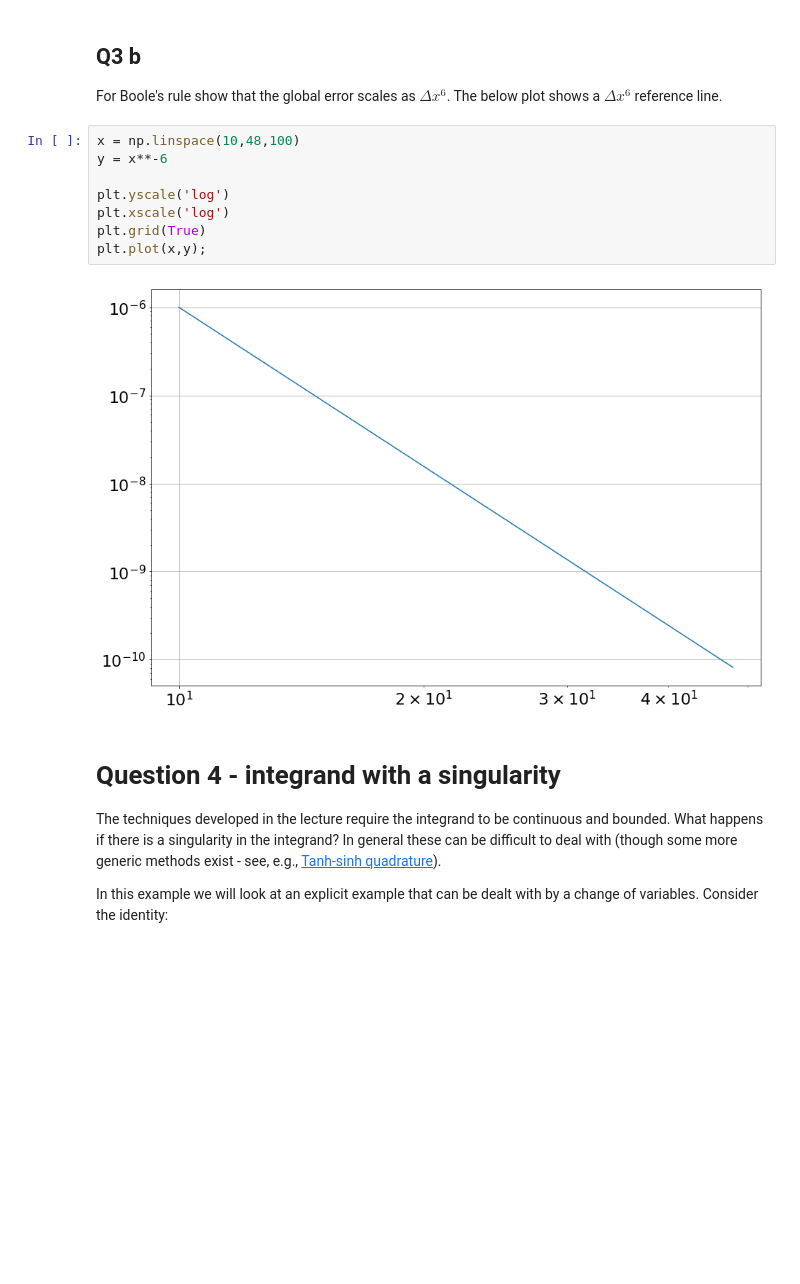
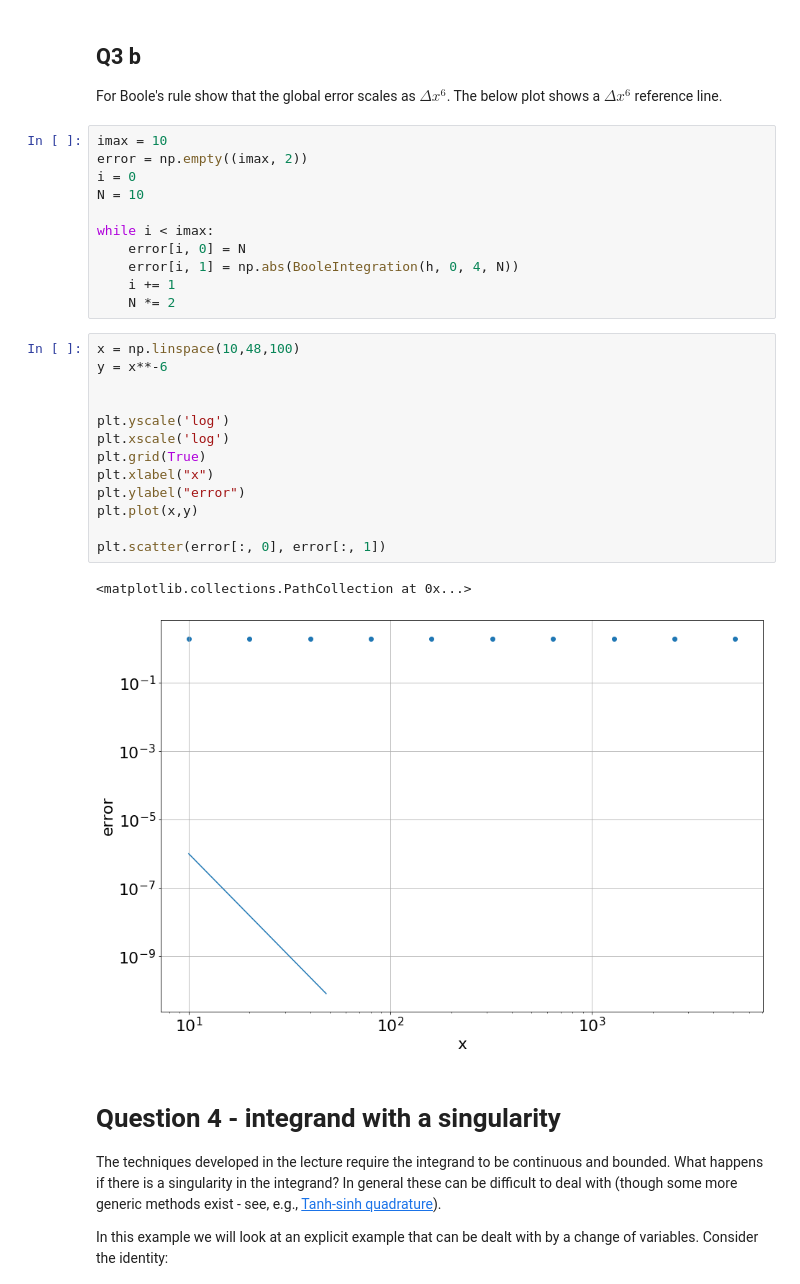
Before and after one commit to ConnorMcGoldrick/ACM20030-Assignments, a Jupyter notebook: Assignment-4.ipynb, the cells around one changed output. Drawn from its saved outputs; the diff is of its cells as text; blank space fills up the shorter version.

```diff
--- a/Assignment-4.ipynb
+++ b/Assignment-4.ipynb
@@ -235,16 +235,33 @@ BooleIntegration(h, 0, np.pi, 100)
 ## Q3 b
 
 For Boole's rule show that the global error scales as $\Delta x^6$. The below plot shows a $\Delta x^6$ reference line.
+# %%
+imax = 10
+error = np.empty((imax, 2))
+i = 0
+N = 10
+
+while i < imax:
+    error[i, 0] = N
+    error[i, 1] = np.abs(BooleIntegration(h, 0, 4, N))
+    i += 1
+    N *= 2
 # %%
 x = np.linspace(10,48,100)
 y = x**-6
 
+
 plt.yscale('log')
 plt.xscale('log')
 plt.grid(True)
-plt.plot(x,y);
+plt.xlabel("x")
+plt.ylabel("error")
+plt.plot(x,y)
+
+plt.scatter(error[:, 0], error[:, 1])
 # %% [output]
+<matplotlib.collections.PathCollection at 0x...>
-[figure, old version]
+[figure, new version]
 # %% [markdown]
 # Question 4 - integrand with a singularity
 
```
Also changed, not shown: parts of 8 cells of this notebook.
